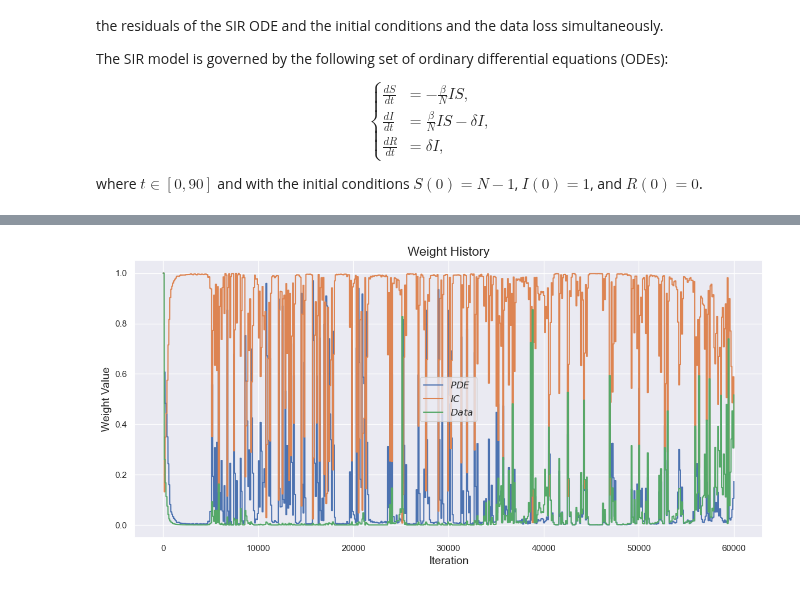
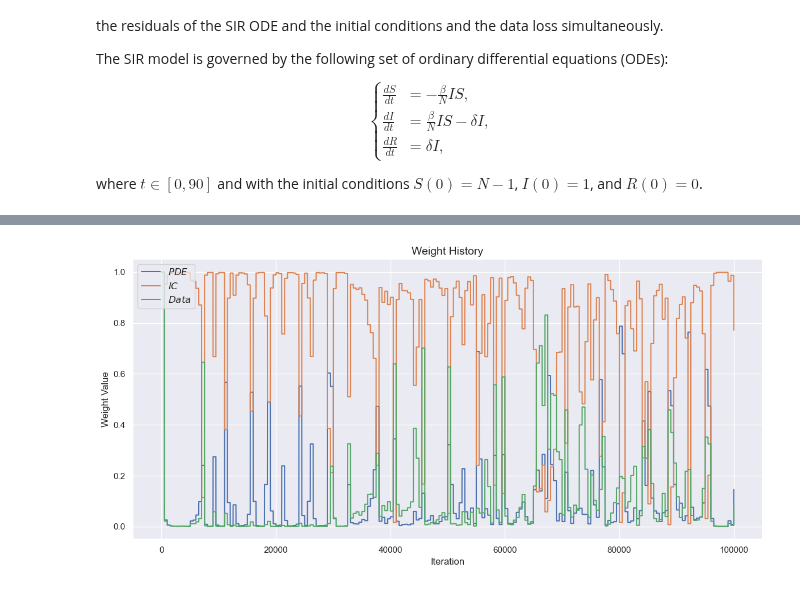
Before and after one commit to GiacomoGuidotto/sir-pinn, a Jupyter notebook: src/constant_rate_joint/constant_rate_joint.ipynb, the cells around one changed output, grey strips where cells are left out. Saved outputs shown, nothing was run; the diff lists cells and outputs as text; code cells hidden in the pictures.

```diff
--- a/src/constant_rate_joint/constant_rate_joint.ipynb
+++ b/src/constant_rate_joint/constant_rate_joint.ipynb
@@ -177,0 +193,17 @@ class PINN(nn.Module):
+# %%
+use_saved_model = True  # whether to explicitly trigger a new training
+
+iterations = 100000  # number of optimizer steps
+sampling_points = 1000  # number of points to sample each step for computing losses
+
+weights_updates = 500  # number of steps between updates of the weighted sum's weights
+learning_rate = 1e-3  # optimizer learning rate
+log_interval = 1000  # for debug purpose, number of steps between logging training info
+
+layers = [1] + [50] * 3 + [1]  # neural network architecture
+activation_fn = nn.Tanh()  # activation function for hidden layers
+output_activation_fn = Square()  # activation function for output layer
+
+loss_fn = nn.MSELoss()  # selected loss function: Mean Squared Error
+
+beta_guess = 0.3  # initial value for beta parameter
@@ -178,14 +212,13 @@ class PINN(nn.Module):
 # %%
-# Hyperparameters
-sampling_points = 1000
-iterations = 60000
-weights_updates = 100
-log_interval = 1000
-learning_rate = 1e-3
-
-model = PINN(given_N=1.0, given_delta=delta, initial_beta=0.3)
+model = PINN(
+  given_N=1.0,
+  given_delta=delta,
+  initial_beta=beta_guess,
+  layers_dimensions=layers,
+  activation=activation_fn,
+  output_activation=output_activation_fn
+)
 optimizer = torch.optim.Adam(model.parameters(), lr=learning_rate)
-loss_fn = nn.MSELoss()
 
 loss_df = pd.DataFrame(
   columns=[
@@ -412,18 +441,19 @@ plt.savefig(f'{figures_dir}/loss_history.png', dpi=300)
 # %%
 plt.figure(figsize=(12, 6))
 
 sns.lineplot(data=loss_df['weight_pde'], label='$PDE$')
 sns.lineplot(data=loss_df['weight_ic'], label='$IC$')
 sns.lineplot(data=loss_df['weight_data'], label='$Data$')
 
-plt.title('Weight History', fontsize=16)
-plt.xlabel('Iteration', fontsize=14)
-plt.ylabel('Weight Value', fontsize=14)
+plt.title('Weight History', fontsize=14)
+plt.xlabel('Iteration', fontsize=12)
+plt.ylabel('Weight Value', fontsize=12)
 
-plt.legend(fontsize=12)
+plt.legend(fontsize=12, loc='upper left')
 
 plt.tight_layout()
 
-plt.savefig(f'{figures_dir}/weight_history.png', dpi=300)
+if not use_saved_model:
+  plt.savefig(f'{figures_dir}/weight_history_{timestamp}.png', dpi=300)
 # %% [output]
-[figure, old version]
+[figure, new version]
```
Also changed, not shown: parts of 17 cells of this notebook, 14 other files.
